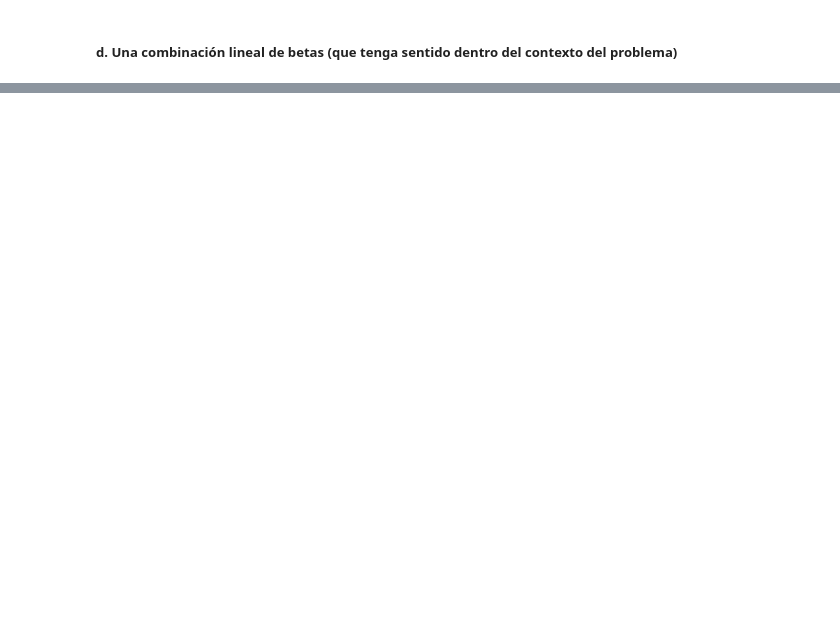
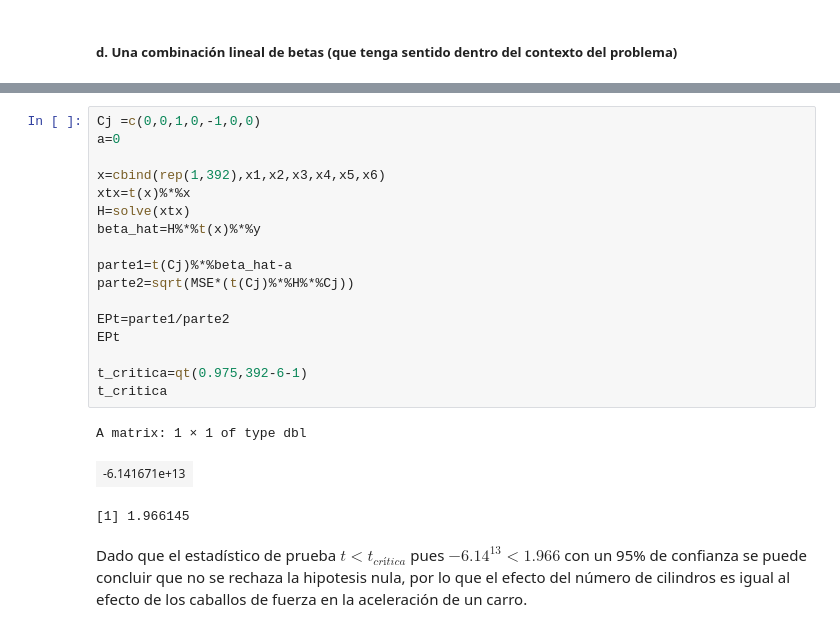
Before and after one commit to MantiMantilla/MEL-2022-2, a Jupyter notebook: Tareas/Tarea 1/Tarea 1.ipynb, the cells around one changed output, grey strips where cells are left out. Drawn from its saved outputs; the diff is of its cells as text; blank space fills up the shorter version.

```diff
--- a/Tareas/Tarea 1/Tarea 1.ipynb
+++ b/Tareas/Tarea 1/Tarea 1.ipynb
@@ -1412,0 +1496,23 @@ prueba
+# %%
+Cj =c(0,0,1,0,-1,0,0)
+a=0
+
+x=cbind(rep(1,392),x1,x2,x3,x4,x5,x6)
+xtx=t(x)%*%x
+H=solve(xtx)
+beta_hat=H%*%t(x)%*%y
+
+parte1=t(Cj)%*%beta_hat-a
+parte2=sqrt(MSE*(t(Cj)%*%H%*%Cj))
+
+EPt=parte1/parte2
+EPt
+
+t_critica=qt(0.975,392-6-1)
+t_critica
+# %% [output]
+A matrix: 1 × 1 of type dbl
+| -6.141671e+13 |
+[1] 1.966145
+# %% [markdown]
+Dado que el estadístico de prueba $t<t_{crítica}$ pues $-6.14^{13}<1.966$ con un 95% de confianza se puede concluir que no se rechaza la hipotesis nula, por lo que el efecto del número de cilindros es igual al efecto de los caballos de fuerza en la aceleración de un carro.
```
Also changed, not shown: parts of 9 cells of this notebook.
